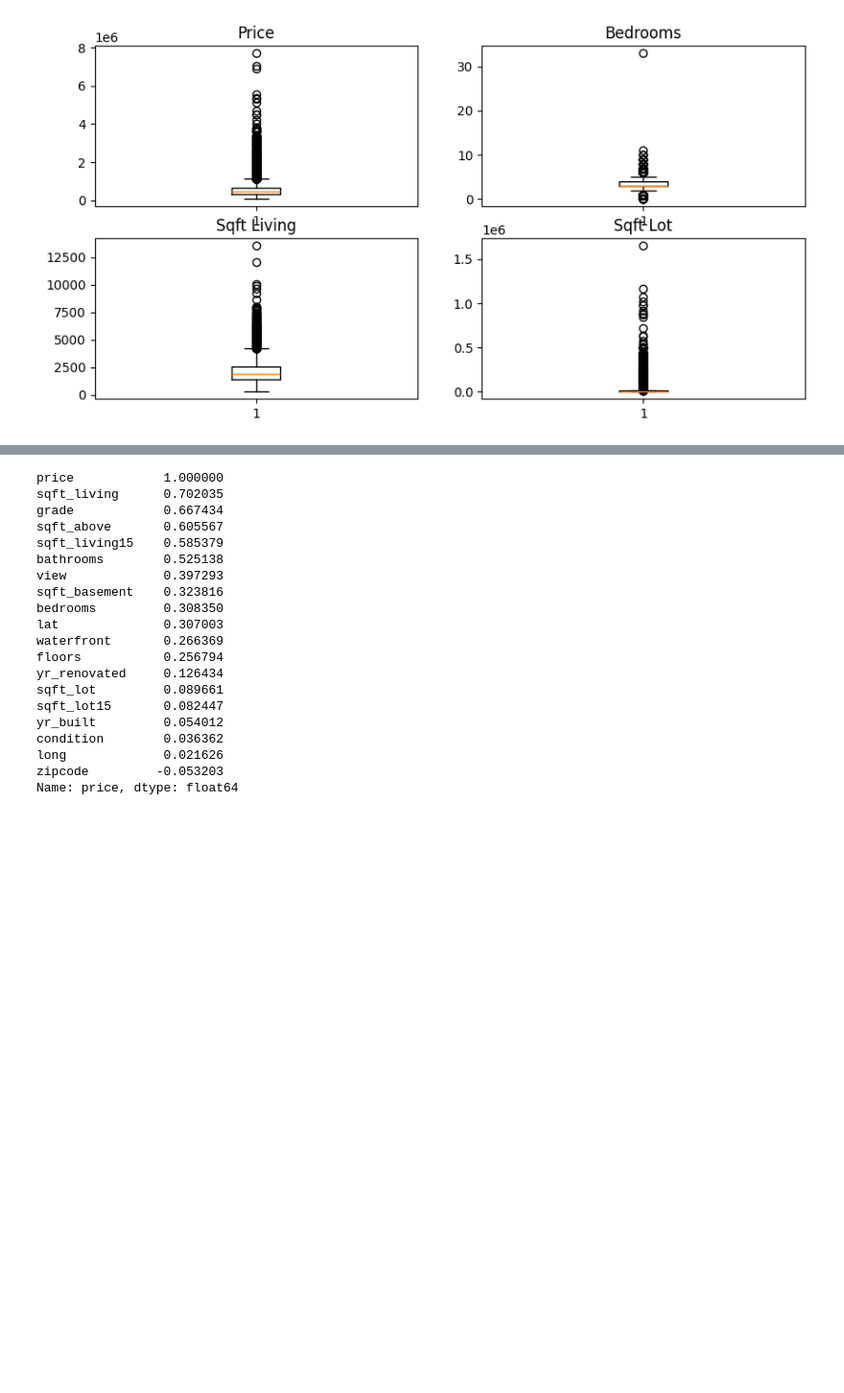
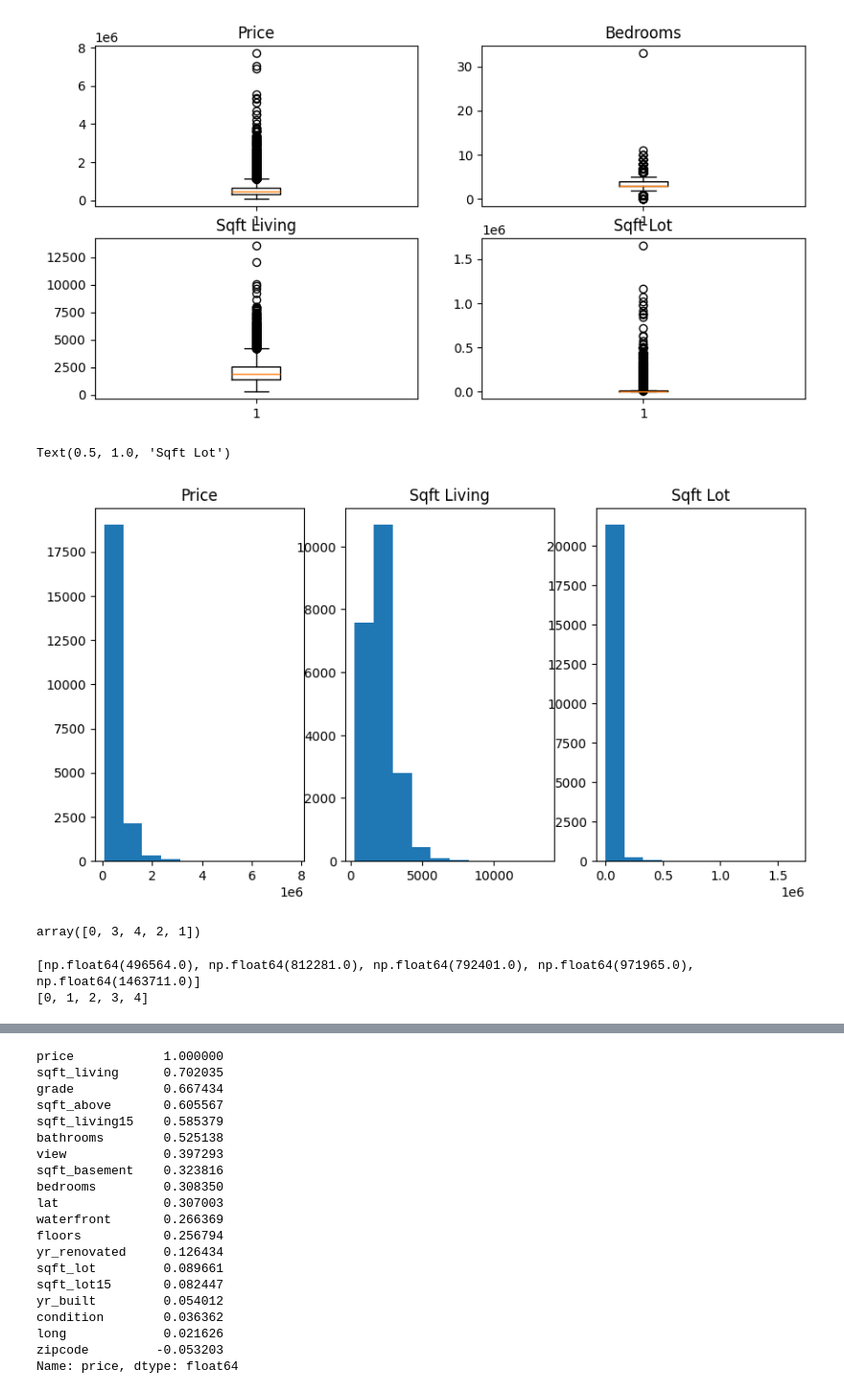
Before and after one commit to cakethehuman/data-science-alg, a Jupyter notebook: SLR/house price.ipynb, the cells around one changed output, grey strips where cells are left out. Shown: that part at 96% size. Drawn from its saved outputs; the diff is of its cells as text; code cells hidden in the pictures; blank space fills up the shorter version.

Commit message:
new plots

```diff
--- a/SLR/house price.ipynb
+++ b/SLR/house price.ipynb
@@ -110,3 +122,23 @@ axes[1,1].set_title("Sqft Lot")
 # %% [output]
 Text(0.5, 1.0, 'Sqft Lot')
 [figure]
+# %%
+fig , axes = plt.subplots(1,3, figsize=(10,5))
+
+axes[0].hist(df["price"])
+axes[0].set_title("Price")
+
+axes[1].hist(df["sqft_living"])
+axes[1].set_title("Sqft Living")
+
+axes[2].hist(df["sqft_lot"])
+axes[2].set_title("Sqft Lot")
+# %% [output]
+Text(0.5, 1.0, 'Sqft Lot')
+[figure, added]
+# %%
+
+#view make the price goes higer?
+df["view"].unique()
+# %% [output]
+array([0, 3, 4, 2, 1])
@@ -112,0 +168,6 @@ Text(0.5, 1.0, 'Sqft Lot')
+# %%
+print(mean_of_price)
+print(view_list)
+# %% [output]
+[np.float64(496564.0), np.float64(812281.0), np.float64(792401.0), np.float64(971965.0), np.float64(1463711.0)]
+[0, 1, 2, 3, 4]
```
Also changed, not shown: parts of 5 cells of this notebook, 1 other file.
